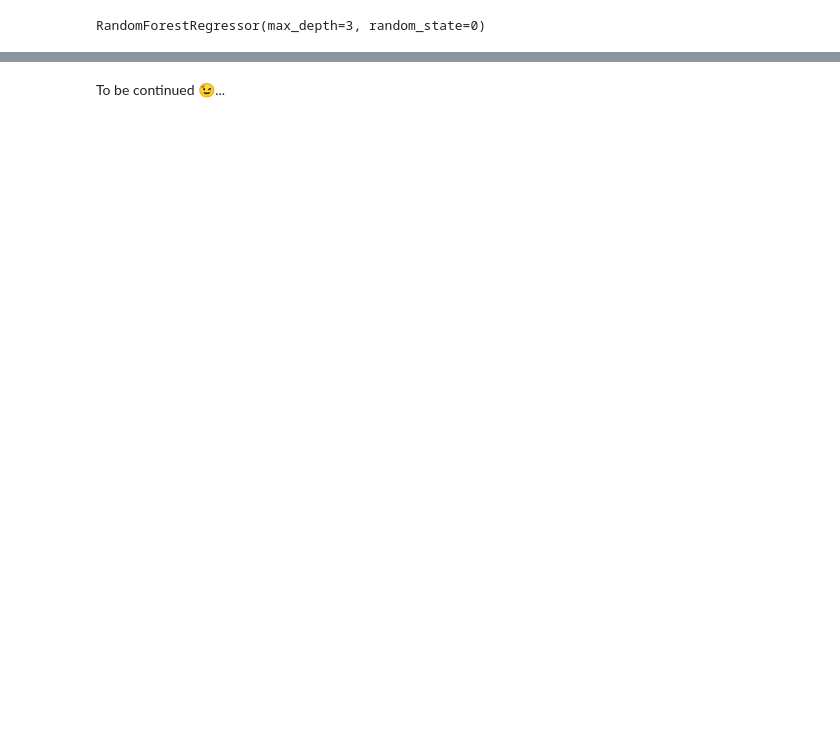
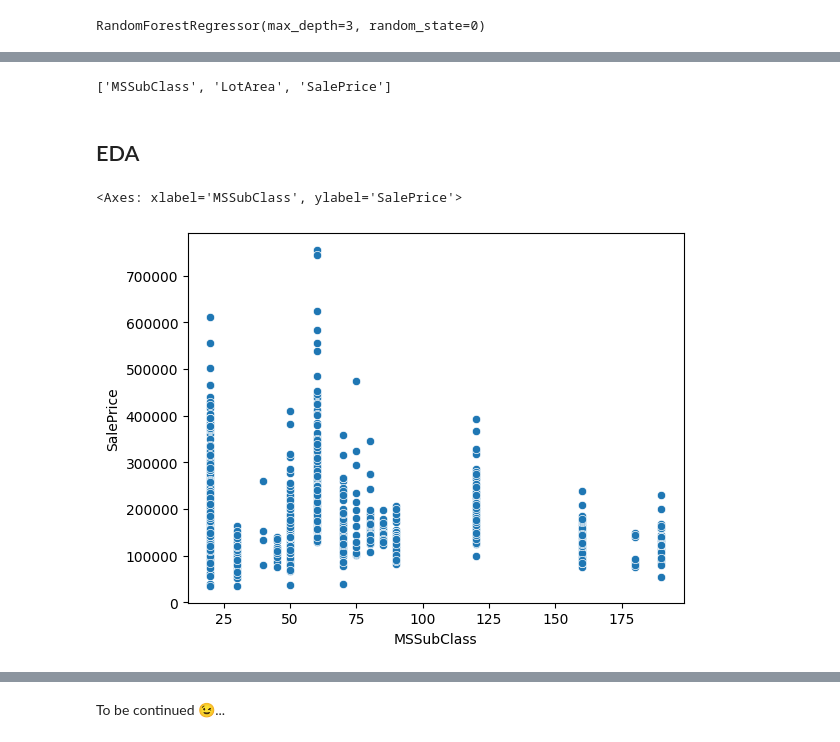
Before and after one commit to phenixMaster/HousePrice, a Jupyter notebook: house-price-analysis-and-modeling-python.ipynb, the cells around one changed output, grey strips where cells are left out. Drawn from its saved outputs; the diff is of its cells as text; code cells hidden in the pictures; blank space fills up the shorter version.

```diff
--- a/house-price-analysis-and-modeling-python.ipynb
+++ b/house-price-analysis-and-modeling-python.ipynb
@@ -298,0 +262,15 @@ forest_importances.sort_values(ascending= False)[:6].plot.bar()
+# %%
+# numeric features
+house_data4.select_dtypes("number").columns.tolist()
+# %% [output]
+['MSSubClass', 'LotArea', 'SalePrice']
+# %% [markdown]
+## EDA
+# %%
+# scatter plot SalePrice vs MSSubClass
+sn.scatterplot(data = house_data4,
+              x="MSSubClass",
+              y="SalePrice")
+# %% [output]
+<Axes: xlabel='MSSubClass', ylabel='SalePrice'>
+[figure, added]
```
Also changed, not shown: parts of 24 cells of this notebook.
